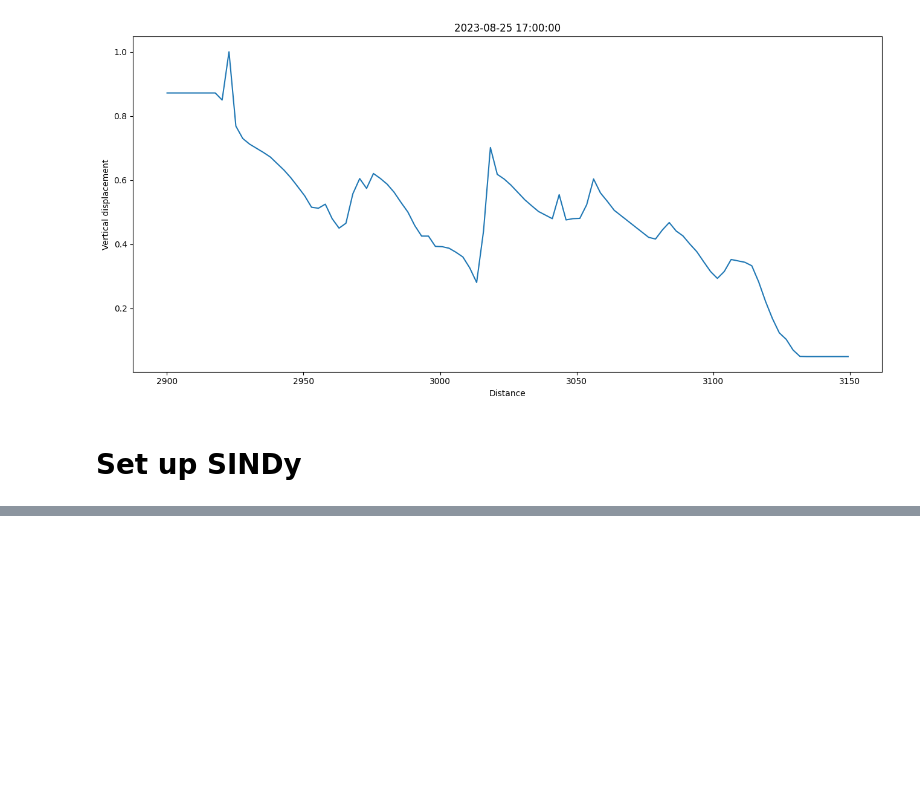
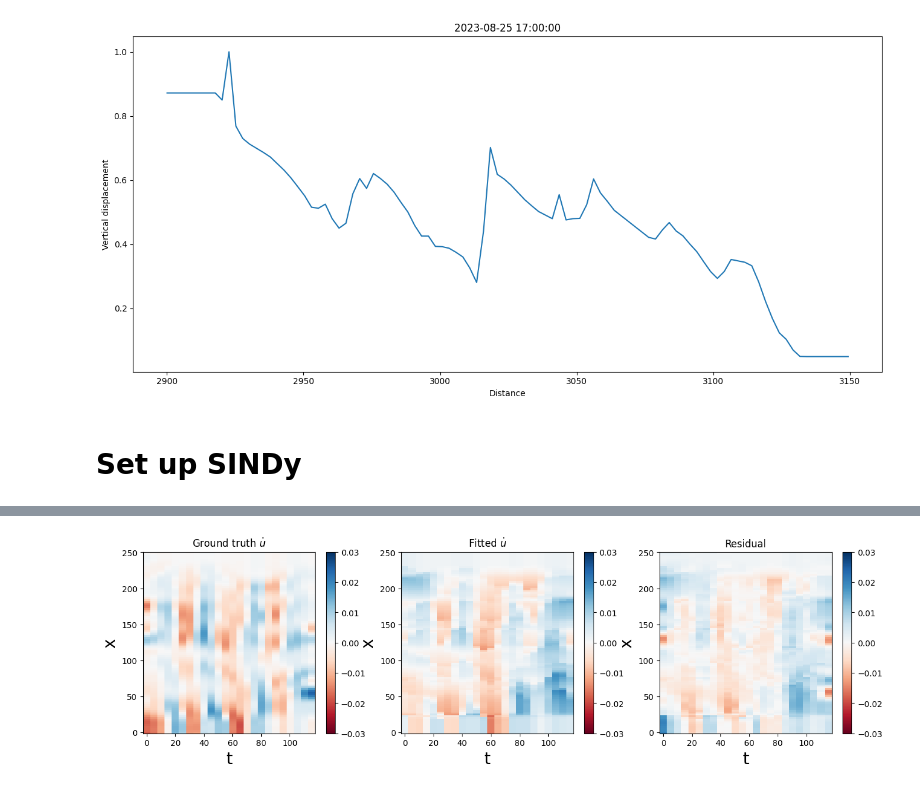
Before and after one commit to ericeberg3/UW_research, a Jupyter notebook: DTS_TG_SINDy_weak.ipynb, the cells around one changed output, grey strips where cells are left out. Saved outputs shown, nothing was run; the diff lists cells and outputs as text; code cells hidden in the pictures; blank space fills up the shorter version.

```diff
--- a/DTS_TG_SINDy_weak.ipynb
+++ b/DTS_TG_SINDy_weak.ipynb
@@ -308,0 +261,12 @@ plt.show()
+# %%
+u_sol = displacements
+v_sol = ps.SmoothedFiniteDifference(axis=1)._differentiate(u_sol, t=dt)
+t = np.array(plot_times_zoomed_int - plot_times_zoomed_int[0]) * 1.666e-11 # grid_x[:, 0]
+x = depths[:, 0] - depths[0, 0] # grid_y[0, :]
+dt = t[1] - t[0]
+dx = x[1] - x[0]
+
+u = np.zeros((len(x), len(t), 2))
+u[:, :, 0] = u_sol
+u[:, :, 1] = v_sol
+u_dot = ps.SmoothedFiniteDifference(axis=1)._differentiate(u, t=dt)
@@ -308,0 +321,38 @@ plt.show()
+# %%
+u_dot_pred = model.predict(u)
+model_num = 1
+# Make fancy plot comparing derivative
+plt.figure(figsize=(16, 4))
+plt.subplot(1, 3, 1)
+# plt.pcolormesh(t_test, x, u_dot_test, vmin=-1.5, vmax=1.5)
+plt.pcolormesh(t, x, u_dot[:, :, model_num], vmin=-0.03, vmax=0.03, shading='nearest', cmap='RdBu')
+plt.colorbar()
+plt.xlabel('t', fontsize=20)
+plt.ylabel('x', fontsize=20)
+plt.title('Ground truth $\dot{u}$')
+ax = plt.gca()
+
+
+plt.subplot(1, 3, 2)
+# u_dot_stlsq = np.reshape(u_dot_stlsq, (len(x), len(t_test)))
+# plt.pcolormesh(t_test, x, u_dot_stlsq, vmin=-1.5, vmax=1.5)
+# u_dot_stlsq = np.reshape(u_dot_sr3, (len(x), len(t_test), 1))
+plt.pcolormesh(t, x, u_dot_pred[:,:,model_num], vmin=-0.03, vmax=0.03, shading='nearest', cmap='RdBu')
+plt.colorbar()
+plt.xlabel('t', fontsize=20)
+plt.ylabel('x', fontsize=20)
+plt.title('Fitted $\dot{u}$')
+ax = plt.gca()
+
+plt.subplot(1, 3, 3)
+# plt.pcolormesh(t_test, x, u_dot_stlsq - u_dot_test, vmin=-1.5, vmax=1.5)
+plt.pcolormesh(t, x, u_dot_pred[:,:,model_num] - u_dot[:,:,model_num], vmin=-0.03, vmax=0.03, cmap='RdBu')
+plt.colorbar()
+plt.xlabel('t', fontsize=20)
+plt.ylabel('x', fontsize=20)
+plt.title('Residual')
+ax = plt.gca()
+
+plt.show()
+# %% [output]
+[figure, added]
```
Also changed, not shown: parts of 11 cells of this notebook.
